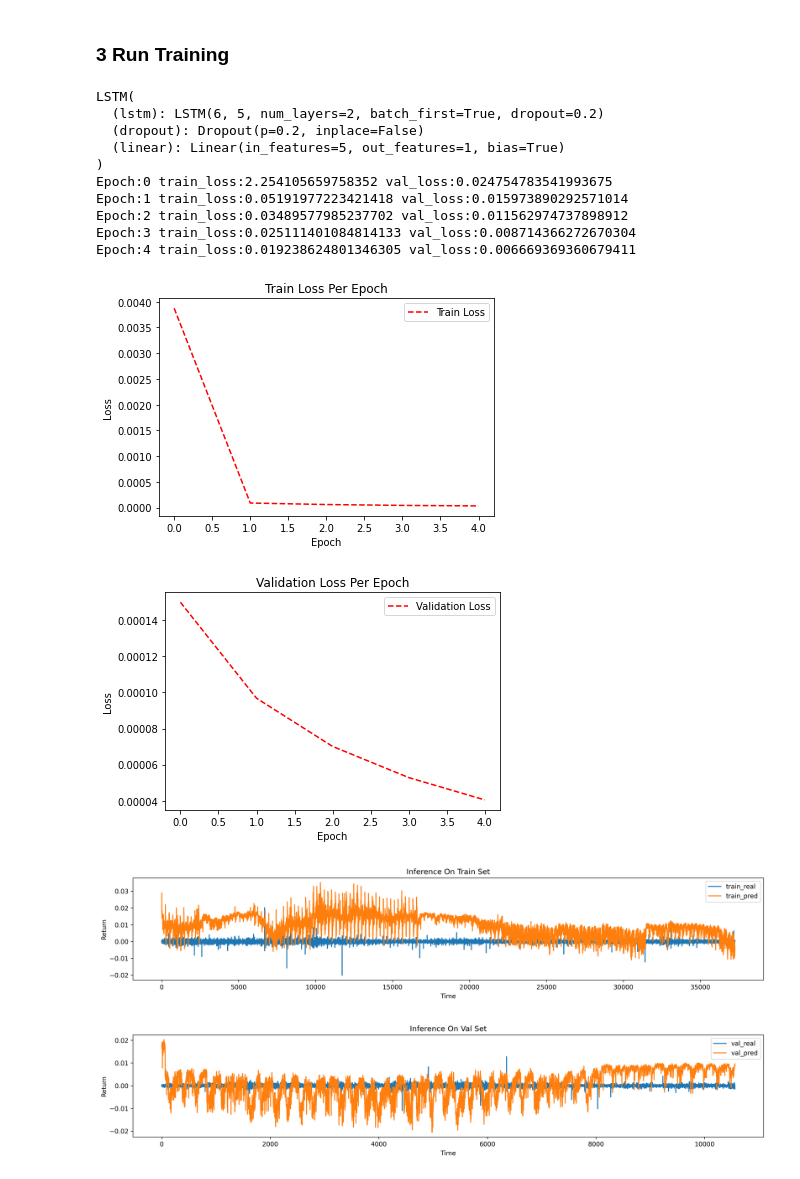
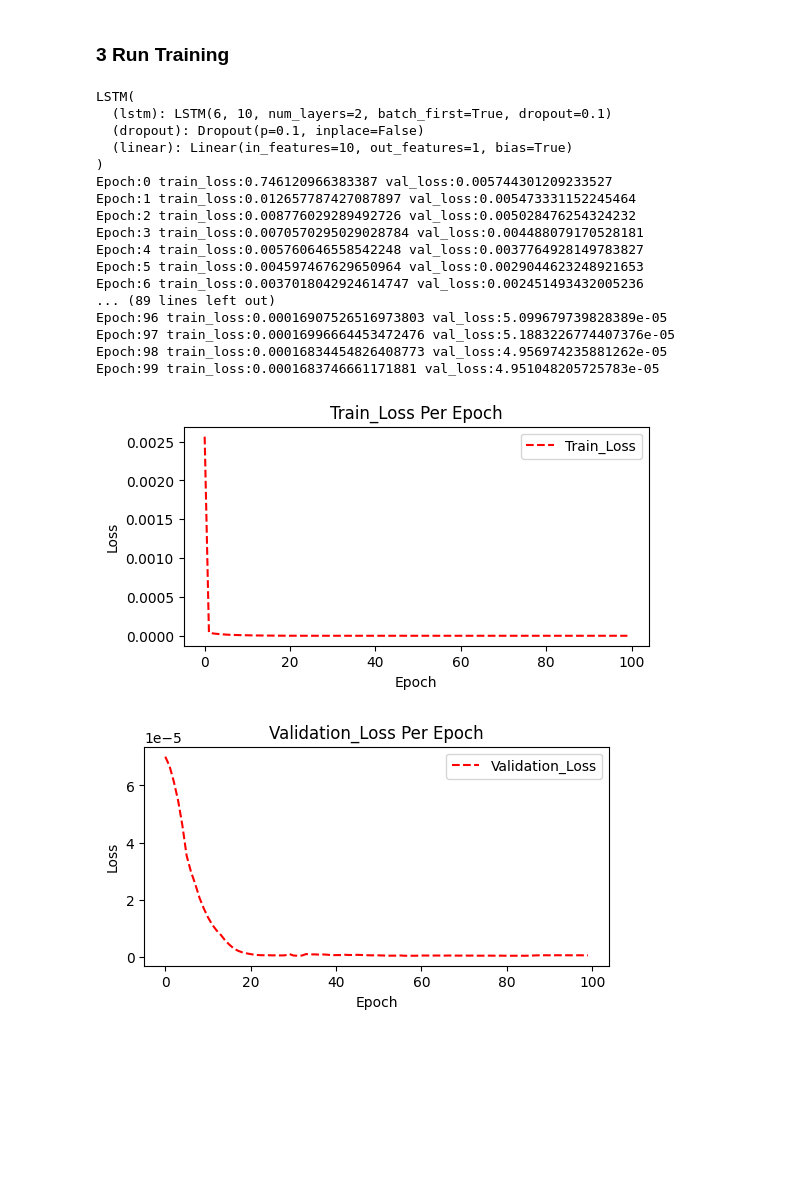
Before and after one commit to AlongZG/XFinAI, a Jupyter notebook: model_layer/LSTM_Model.ipynb, the cells around one changed output. Drawn from its saved outputs; the diff is of its cells as text; code cells hidden in the pictures; blank space fills up the shorter version.

Commit message:
create save result & model module

```diff
--- a/model_layer/LSTM_Model.ipynb
+++ b/model_layer/LSTM_Model.ipynb
@@ -27,6 +28,7 @@ class LSTM(nn.Module):
     def __init__(self, input_size, hidden_size, num_layers, output_size, dropout_prob, device, directions=1):
         super(LSTM, self).__init__()
 
+        self.name = 'LSTM'
         self.num_layers = num_layers
         self.hidden_size = hidden_size
         self.directions = directions
@@ -106,10 +109,14 @@ def train(train_data_loader, val_data_loader, model,
 
     return train_losses, validation_losses, model
 # %%
-def plot_loss(losses, epoch_num, loss_name):
-    plt.plot(range(epoch_num), losses, 'r--', label=loss_name)
+def plot_loss(losses, epoch_num, loss_name, model_name):
+    plt.figure(figsize=[6,3],dpi=100)
+    plt.plot(list(range(epoch_num)), losses, 'r--', label=loss_name)
     plt.legend()
     plt.title(f"{loss_name} Per Epoch")
     plt.xlabel('Epoch')
     plt.ylabel('Loss')
-    plt.show()
+    plt.subplots_adjust(bottom=0.15)
+
+    losses_dir = path_wrapper.wrap_path(f"{xfinai_config.losses_path}/{model_name}/")
+    plt.savefig(f"{losses_dir}/{loss_name}.png")
@@ -116,2 +153,6 @@ def plot_loss(losses, epoch_num, loss_name):
+# %%
+def save_model(model):
+    save_path = f"{xfinai_config.model_save_path}/{model.name}.pth"
+    torch.save(model.state_dict(), save_path)
 # %% [markdown]
 ### 3 Run Training
@@ -122,40 +159,48 @@ device = torch.device("cuda:0" if use_cuda else "cpu")
 # %%
   # Transfer to accelerator
 use_cuda = torch.cuda.is_available()
 device = torch.device("cuda" if use_cuda else "cpu")
 
 
 model = LSTM(
     input_size=xfinai_config.lstm_model_config['input_size'],
     hidden_size=xfinai_config.lstm_model_config['hidden_size'],
     num_layers=xfinai_config.lstm_model_config['num_layers'],
     output_size=xfinai_config.lstm_model_config['output_size'],
     dropout_prob=xfinai_config.lstm_model_config['dropout_prob'],
     device = device
 ).to(device)
 
 criterion = nn.MSELoss()
-optimizer = optim.AdamW(model.linear.parameters(),
+optimizer = optim.AdamW(model.parameters(),
             lr=xfinai_config.lstm_model_config['learning_rate'],
             weight_decay=xfinai_config.lstm_model_config['weight_decay'])
 epochs = xfinai_config.lstm_model_config['epochs']
 
 print(model)
 
 train_losses, validation_losses,trained_model = train(train_dataloader_ic, val_dataloader_ic, model, criterion, optimizer, epochs)
 
-plot_loss(train_losses, epochs,'Train Loss')
-plot_loss(validation_losses, epochs,'Validation Loss')
+save_model(trained_model)
+plot_loss(train_losses, epochs,'Train_Loss',trained_model.name)
+plot_loss(validation_losses, epochs,'Validation_Loss',trained_model.name)
 # %% [output]
 LSTM(
-  (lstm): LSTM(6, 5, num_layers=2, batch_first=True, dropout=0.2)
-  (dropout): Dropout(p=0.2, inplace=False)
-  (linear): Linear(in_features=5, out_features=1, bias=True)
+  (lstm): LSTM(6, 10, num_layers=2, batch_first=True, dropout=0.1)
+  (dropout): Dropout(p=0.1, inplace=False)
+  (linear): Linear(in_features=10, out_features=1, bias=True)
 )
-Epoch:0 train_loss:2.254105659758352 val_loss:0.024754783541993675
-Epoch:1 train_loss:0.05191977223421418 val_loss:0.015973890292571014
-Epoch:2 train_loss:0.03489577985237702 val_loss:0.011562974737898912
-Epoch:3 train_loss:0.025111401084814133 val_loss:0.008714366272670304
-Epoch:4 train_loss:0.019238624801346305 val_loss:0.006669369360679411
+Epoch:0 train_loss:0.746120966383387 val_loss:0.005744301209233527
+Epoch:1 train_loss:0.012657787427087897 val_loss:0.005473331152245464
+Epoch:2 train_loss:0.008776029289492726 val_loss:0.005028476254324232
+Epoch:3 train_loss:0.0070570295029028784 val_loss:0.004488079170528181
+Epoch:4 train_loss:0.005760646558542248 val_loss:0.0037764928149783827
+Epoch:5 train_loss:0.004597467629650964 val_loss:0.0029044623248921653
+Epoch:6 train_loss:0.0037018042924614747 val_loss:0.002451493432005236
+... (89 lines left out)
+Epoch:96 train_loss:0.00016907526516973803 val_loss:5.099679739828389e-05
+Epoch:97 train_loss:0.00016996664453472476 val_loss:5.1883226774407376e-05
+Epoch:98 train_loss:0.00016834454826408773 val_loss:4.956974235881262e-05
+Epoch:99 train_loss:0.0001683746661171881 val_loss:4.951048205725783e-05
-[figure, old version]
+[figure, new version]
-[figure, old version]
+[figure, new version]
@@ -186,11 +206,0 @@ with torch.no_grad():
-# %%
-plt.figure(figsize=[18,3], dpi=300)
-plt.plot(train_y_real_list,  label='train_real')
-plt.plot(train_y_pred_list,  label='train_pred')
-plt.legend()
-plt.title(f"Inference On Train Set")
-plt.xlabel('Time')
-plt.ylabel('Return')
-plt.show()
-# %% [output]
-[figure, removed]
@@ -221,11 +206,0 @@ with torch.no_grad():
-# %%
-plt.figure(figsize=[18,3], dpi=300)
-plt.plot(val_y_real_list,  label='val_real')
-plt.plot(val_y_pred_list,  label='val_pred')
-plt.legend()
-plt.title(f"Inference On Val Set")
-plt.xlabel('Time')
-plt.ylabel('Return')
-plt.show()
-# %% [output]
-[figure, removed]
```
Also changed, not shown: parts of 9 cells of this notebook, 5 other files.
